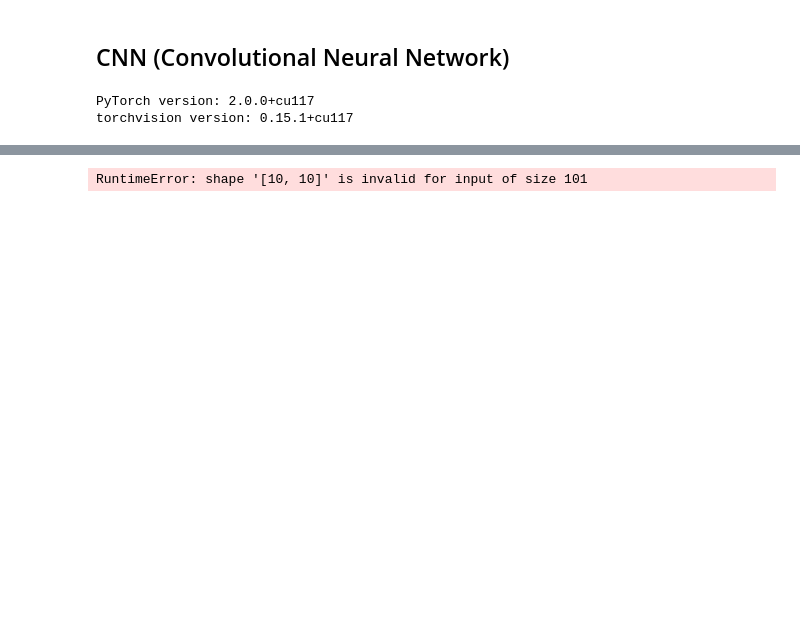
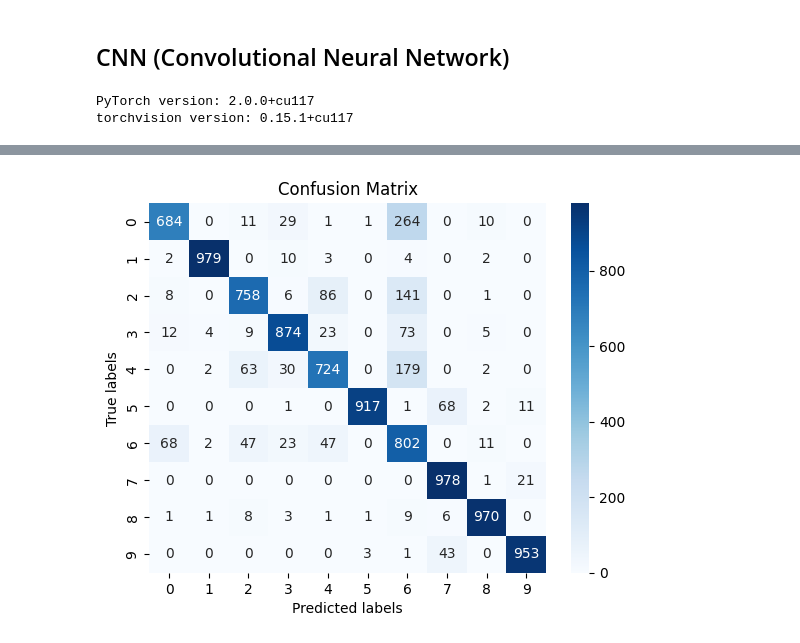
Before and after one commit to ThomasCetto/100-Days-Of-ML-Code, a Jupyter notebook: Day 20/CNN.ipynb, the cells around one changed output, grey strips where cells are left out. Cells and saved outputs as stored; diff of their text form; code cells hidden in the pictures; blank space fills up the shorter version.

```diff
--- a/Day 20/CNN.ipynb
+++ b/Day 20/CNN.ipynb
@@ -205,21 +205,30 @@ model_results
 # %%
+
+
 y_preds = []
+y_trues = []
 model.eval()
 with torch.inference_mode():
-    for X, y in tqdm(test_dataloader, desc="Making predictions"):
-        X, y = X.to(device), y.to(device)
-        y_logit = model(X)
-        y_pred = torch.softmax(y_logit, dim=1).argmax(dim=1)
-        y_preds.append(y_pred.cpu())
-y_preds_tensor = torch.cat(y_preds)
+    for X, y in tqdm(test_data, desc="Making predictions"):
+        y_logits = model(X.unsqueeze(0))
+
+        y_pred = torch.softmax(y_logits, dim=1).squeeze().argmax(dim=0)
+        y_preds.append(y_pred)
+        y_trues.append(y)
-# %%
-matrix = ConfusionMatrix(num_classes=len(classes), task="multiclass")
-matrix_tensor = matrix(preds=y_preds_tensor, target=test_data.targets)
-
-fig, ax = plot_confusion_matrix(
-    conf_mat=matrix_tensor.numpy(),
-    class_names=classes,
-    figsize=(10, 7)
-)
-# %% [output]
-RuntimeError: shape '[10, 10]' is invalid for input of size 101
+# %%
+import seaborn as sns
+from sklearn.metrics import confusion_matrix
+cm = confusion_matrix(y_true=y_trues, y_pred=y_preds)
+# Create heatmap
+sns.heatmap(cm, annot=True, fmt='g', cmap='Blues')
+
+# Set axis labels and title
+plt.xlabel('Predicted labels')
+plt.ylabel('True labels')
+plt.title('Confusion Matrix')
+
+
+# Show plot
+plt.show()
+# %% [output]
+[figure, added]
```
Also changed, not shown: parts of 2 cells of this notebook, 1 other file.
